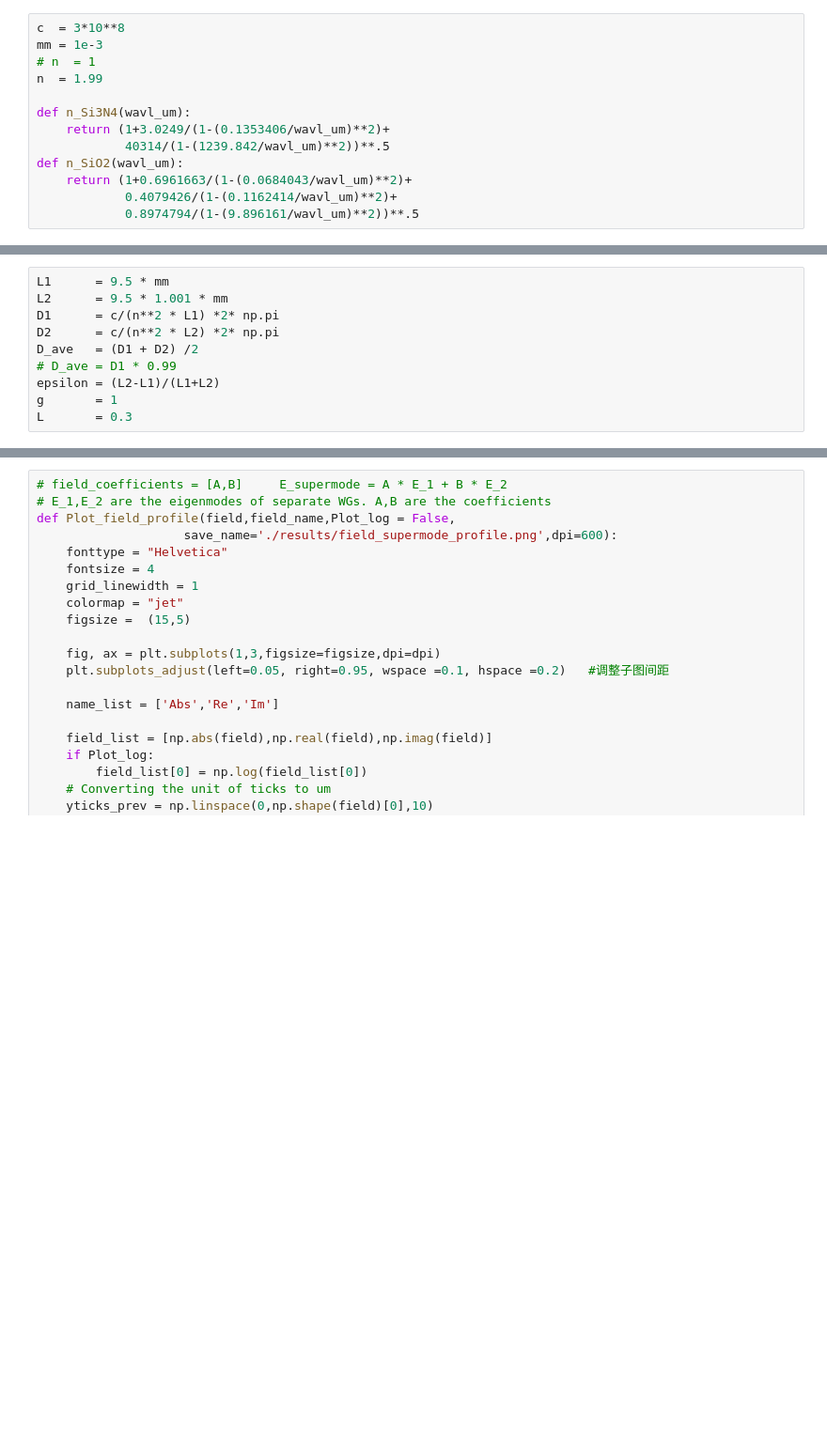
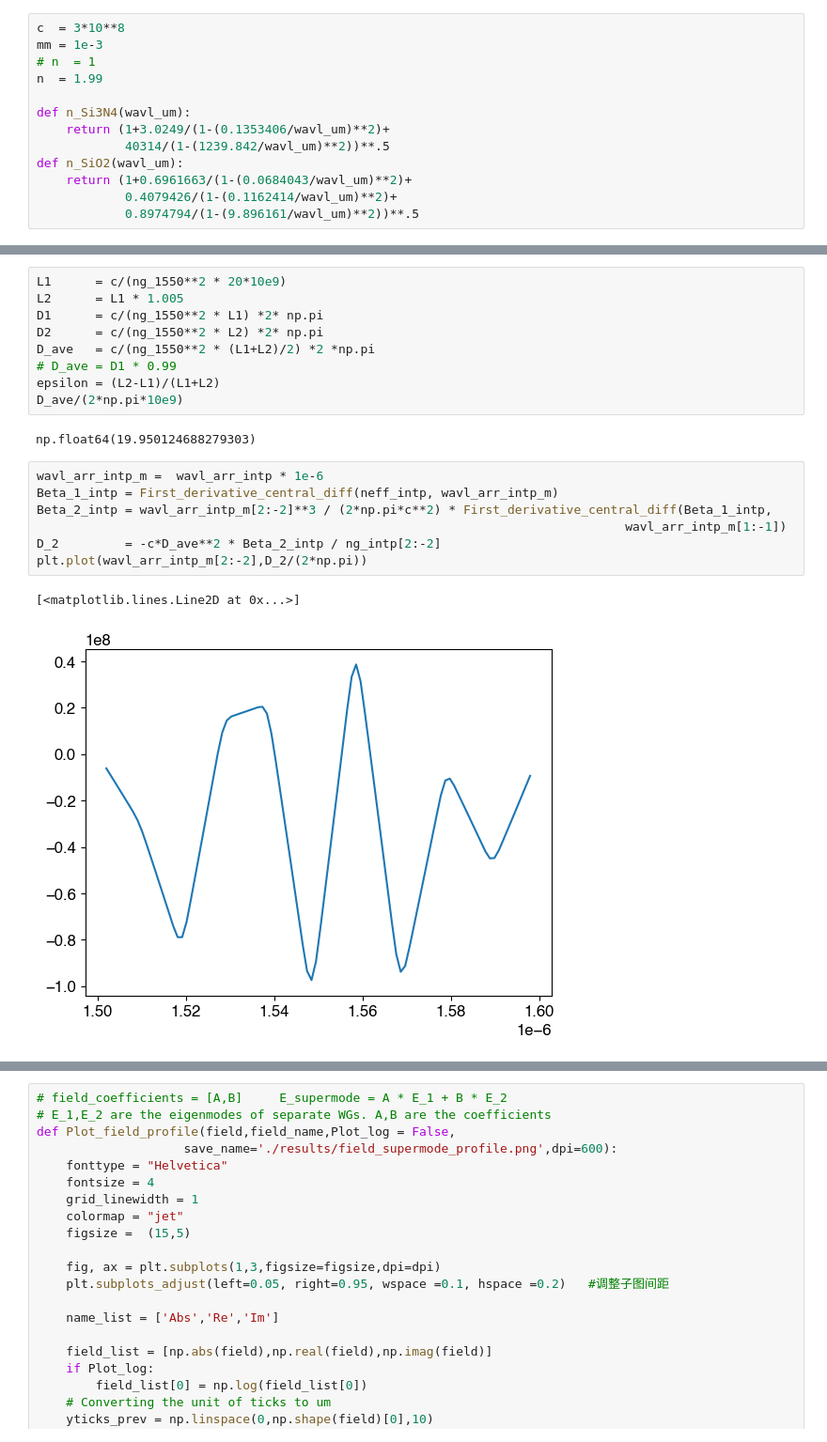
Before and after one commit to Harryxwh/SiNDispersionEngineering, a Jupyter notebook: 2D parallel rings.ipynb, the cells around one changed output, grey strips where cells are left out. Shown at 94% size. Saved outputs shown, nothing was run; the diff lists cells and outputs as text; blank space fills up the shorter version.

```diff
--- a/2D parallel rings.ipynb
+++ b/2D parallel rings.ipynb
@@ -73,13 +147,24 @@ def n_SiO2(wavl_um):
 # %%
-L1      = 9.5 * mm
-L2      = 9.5 * 1.001 * mm
-D1      = c/(n**2 * L1) *2* np.pi
-D2      = c/(n**2 * L2) *2* np.pi
-D_ave   = (D1 + D2) /2
+L1      = c/(ng_1550**2 * 20*10e9)
+L2      = L1 * 1.005
+D1      = c/(ng_1550**2 * L1) *2* np.pi
+D2      = c/(ng_1550**2 * L2) *2* np.pi
+D_ave   = c/(ng_1550**2 * (L1+L2)/2) *2 *np.pi
 # D_ave = D1 * 0.99
 epsilon = (L2-L1)/(L1+L2)
-g       = 1
-L       = 0.3
+D_ave/(2*np.pi*10e9)
+# %% [output]
+np.float64(19.950124688279303)
+# %%
+wavl_arr_intp_m =  wavl_arr_intp * 1e-6
+Beta_1_intp = First_derivative_central_diff(neff_intp, wavl_arr_intp_m)
+Beta_2_intp = wavl_arr_intp_m[2:-2]**3 / (2*np.pi*c**2) * First_derivative_central_diff(Beta_1_intp,
+                                                                                wavl_arr_intp_m[1:-1])
+D_2         = -c*D_ave**2 * Beta_2_intp / ng_intp[2:-2]
+plt.plot(wavl_arr_intp_m[2:-2],D_2/(2*np.pi))
+# %% [output]
+[<matplotlib.lines.Line2D at 0x...>]
+[figure, added]
 # %%
 FSR = (D1-D2)/(2*epsilon)
 M = 1/(2*epsilon)
```
Also changed, not shown: parts of 21 cells of this notebook, 34 other files.
